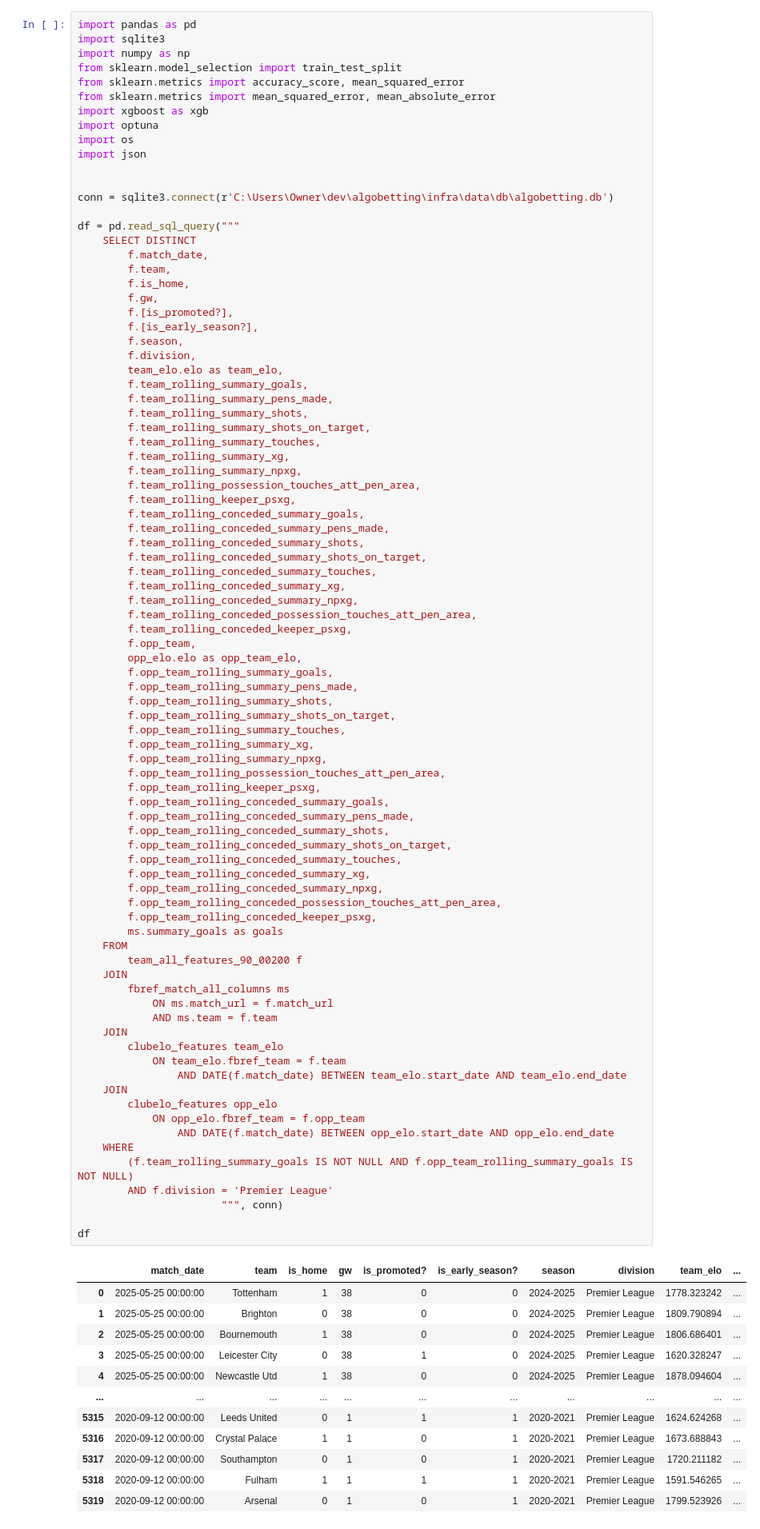
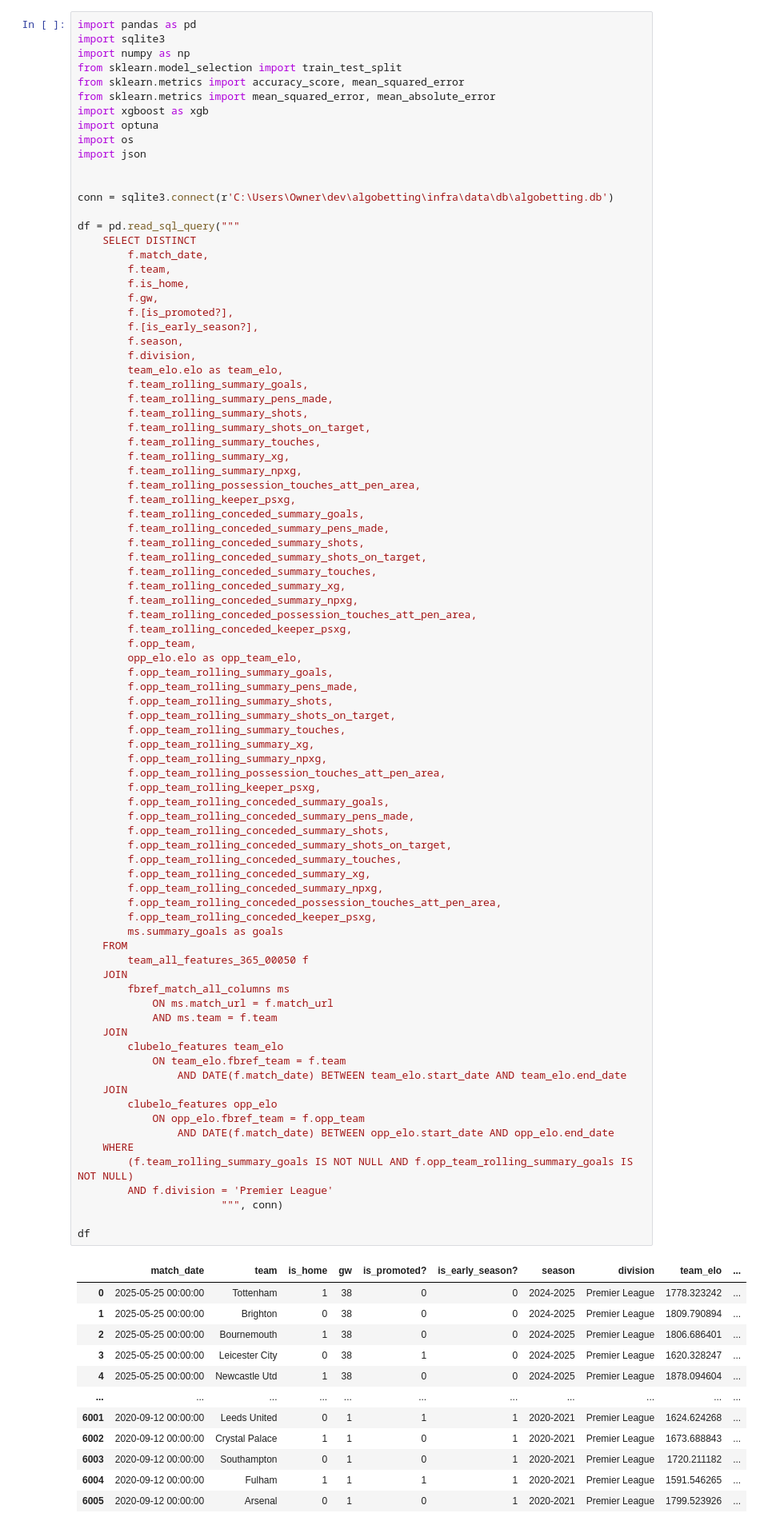
Before and after one commit to louis-porter/algobetting, a Jupyter notebook: algo/models/team_strength/xgb/lin_poisson_team_strength.ipynb, the cells around one changed output. Shown at 80% size. Drawn from its saved outputs; the diff is of its cells as text.

```diff
--- a/algo/models/team_strength/xgb/lin_poisson_team_strength.ipynb
+++ b/algo/models/team_strength/xgb/lin_poisson_team_strength.ipynb
@@ -63,36 +63,36 @@ df = pd.read_sql_query("""
         f.opp_team_rolling_conceded_possession_touches_att_pen_area,
         f.opp_team_rolling_conceded_keeper_psxg,
         ms.summary_goals as goals
     FROM
-        team_all_features_90_00200 f
+        team_all_features_365_00050 f
     JOIN
         fbref_match_all_columns ms
             ON ms.match_url = f.match_url
             AND ms.team = f.team
     JOIN
         clubelo_features team_elo
             ON team_elo.fbref_team = f.team
                 AND DATE(f.match_date) BETWEEN team_elo.start_date AND team_elo.end_date
     JOIN
         clubelo_features opp_elo
             ON opp_elo.fbref_team = f.opp_team
                 AND DATE(f.match_date) BETWEEN opp_elo.start_date AND opp_elo.end_date
     WHERE
         (f.team_rolling_summary_goals IS NOT NULL AND f.opp_team_rolling_summary_goals IS NOT NULL)
         AND f.division = 'Premier League'
                        """, conn)
 
 df
 # %% [output]
 |  | match_date | team | is_home | gw | is_promoted? | is_early_season? | season | division | team_elo | ... |
 | 0 | 2025-05-25 00:00:00 | Tottenham | 1 | 38 | 0 | 0 | 2024-2025 | Premier League | 1778.323242 | ... |
 | 1 | 2025-05-25 00:00:00 | Brighton | 0 | 38 | 0 | 0 | 2024-2025 | Premier League | 1809.790894 | ... |
 | 2 | 2025-05-25 00:00:00 | Bournemouth | 1 | 38 | 0 | 0 | 2024-2025 | Premier League | 1806.686401 | ... |
 | 3 | 2025-05-25 00:00:00 | Leicester City | 0 | 38 | 1 | 0 | 2024-2025 | Premier League | 1620.328247 | ... |
 | 4 | 2025-05-25 00:00:00 | Newcastle Utd | 1 | 38 | 0 | 0 | 2024-2025 | Premier League | 1878.094604 | ... |
 | ... | ... | ... | ... | ... | ... | ... | ... | ... | ... | ... |
-| 5315 | 2020-09-12 00:00:00 | Leeds United | 0 | 1 | 1 | 1 | 2020-2021 | Premier League | 1624.624268 | ... |
-| 5316 | 2020-09-12 00:00:00 | Crystal Palace | 1 | 1 | 0 | 1 | 2020-2021 | Premier League | 1673.688843 | ... |
-| 5317 | 2020-09-12 00:00:00 | Southampton | 0 | 1 | 0 | 1 | 2020-2021 | Premier League | 1720.211182 | ... |
-| 5318 | 2020-09-12 00:00:00 | Fulham | 1 | 1 | 1 | 1 | 2020-2021 | Premier League | 1591.546265 | ... |
-| 5319 | 2020-09-12 00:00:00 | Arsenal | 0 | 1 | 0 | 1 | 2020-2021 | Premier League | 1799.523926 | ... |
+| 6001 | 2020-09-12 00:00:00 | Leeds United | 0 | 1 | 1 | 1 | 2020-2021 | Premier League | 1624.624268 | ... |
+| 6002 | 2020-09-12 00:00:00 | Crystal Palace | 1 | 1 | 0 | 1 | 2020-2021 | Premier League | 1673.688843 | ... |
+| 6003 | 2020-09-12 00:00:00 | Southampton | 0 | 1 | 0 | 1 | 2020-2021 | Premier League | 1720.211182 | ... |
+| 6004 | 2020-09-12 00:00:00 | Fulham | 1 | 1 | 1 | 1 | 2020-2021 | Premier League | 1591.546265 | ... |
+| 6005 | 2020-09-12 00:00:00 | Arsenal | 0 | 1 | 0 | 1 | 2020-2021 | Premier League | 1799.523926 | ... |
```
Also changed, not shown: parts of 4 cells of this notebook, 3 other files.
